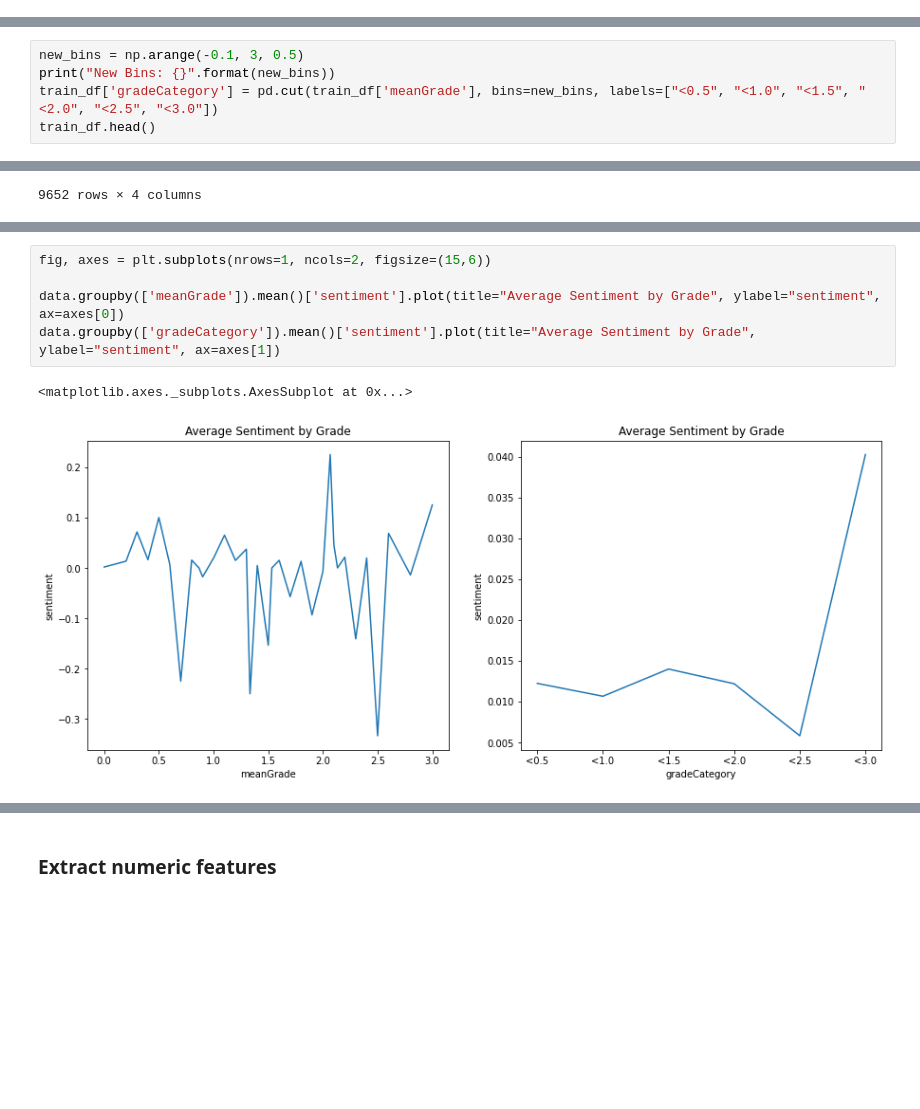
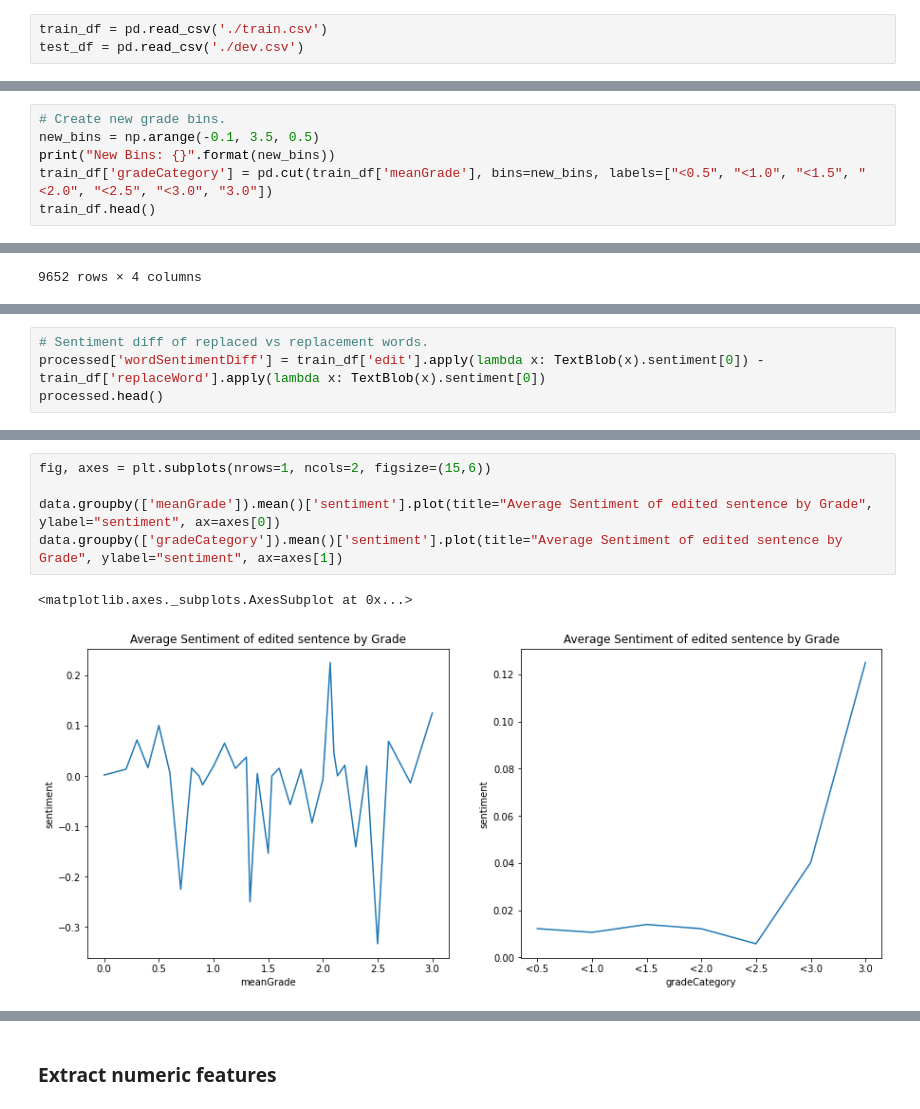
Before and after one commit to justincqz/nlp-humor-discriminator, a Jupyter notebook: data_exploration.ipynb, the cells around one changed output, grey strips where cells are left out. Cells and saved outputs as stored; diff of their text form; blank space fills up the shorter version.

```diff
--- a/data_exploration.ipynb
+++ b/data_exploration.ipynb
@@ -51,3 +51,6 @@ dev.csv             100%[===================>] 214.21K  --.-KB/s    in 0.002s
+# %%
+train_df = pd.read_csv('./train.csv')
+test_df = pd.read_csv('./dev.csv')
 # %%
 train_df
 # %% [output]
@@ -147,3 +166,9 @@ bins: [-0.1  0.   0.1  0.2  0.3  0.4  0.5  0.6  0.7  0.8  0.9  1.   1.1  1.2
 [figure]
 # %% [markdown]
 ### Word/character count/length distribution
+# %%
+# Create new grade bins.
+new_bins = np.arange(-0.1, 3.5, 0.5)
+print("New Bins: {}".format(new_bins))
+train_df['gradeCategory'] = pd.cut(train_df['meanGrade'], bins=new_bins, labels=["<0.5", "<1.0", "<1.5", "<2.0", "<2.5", "<3.0", "3.0"])
+train_df.head()
@@ -166,5 +198,0 @@ train_df.head()
-# %%
-new_bins = np.arange(-0.1, 3, 0.5)
-print("New Bins: {}".format(new_bins))
-train_df['gradeCategory'] = pd.cut(train_df['meanGrade'], bins=new_bins, labels=["<0.5", "<1.0", "<1.5", "<2.0", "<2.5", "<3.0"])
-train_df.head()
@@ -488,0 +553,4 @@ processed
+# %%
+# Sentiment diff of replaced vs replacement words.
+processed['wordSentimentDiff'] = train_df['edit'].apply(lambda x: TextBlob(x).sentiment[0]) - train_df['replaceWord'].apply(lambda x: TextBlob(x).sentiment[0])
+processed.head()
@@ -507,11 +575,11 @@ data
 # %%
 fig, axes = plt.subplots(nrows=1, ncols=2, figsize=(15,6))
 
-data.groupby(['meanGrade']).mean()['sentiment'].plot(title="Average Sentiment by Grade", ylabel="sentiment", ax=axes[0])
-data.groupby(['gradeCategory']).mean()['sentiment'].plot(title="Average Sentiment by Grade", ylabel="sentiment", ax=axes[1])
+data.groupby(['meanGrade']).mean()['sentiment'].plot(title="Average Sentiment of edited sentence by Grade", ylabel="sentiment", ax=axes[0])
+data.groupby(['gradeCategory']).mean()['sentiment'].plot(title="Average Sentiment of edited sentence by Grade", ylabel="sentiment", ax=axes[1])
 # %% [output]
 <matplotlib.axes._subplots.AxesSubplot at 0x...>
-[figure, old version]
+[figure, new version]
 # %%
 fig, axes = plt.subplots(nrows=1, ncols=2, figsize=(15,6))
 
```
Also changed, not shown: parts of 73 cells of this notebook.
